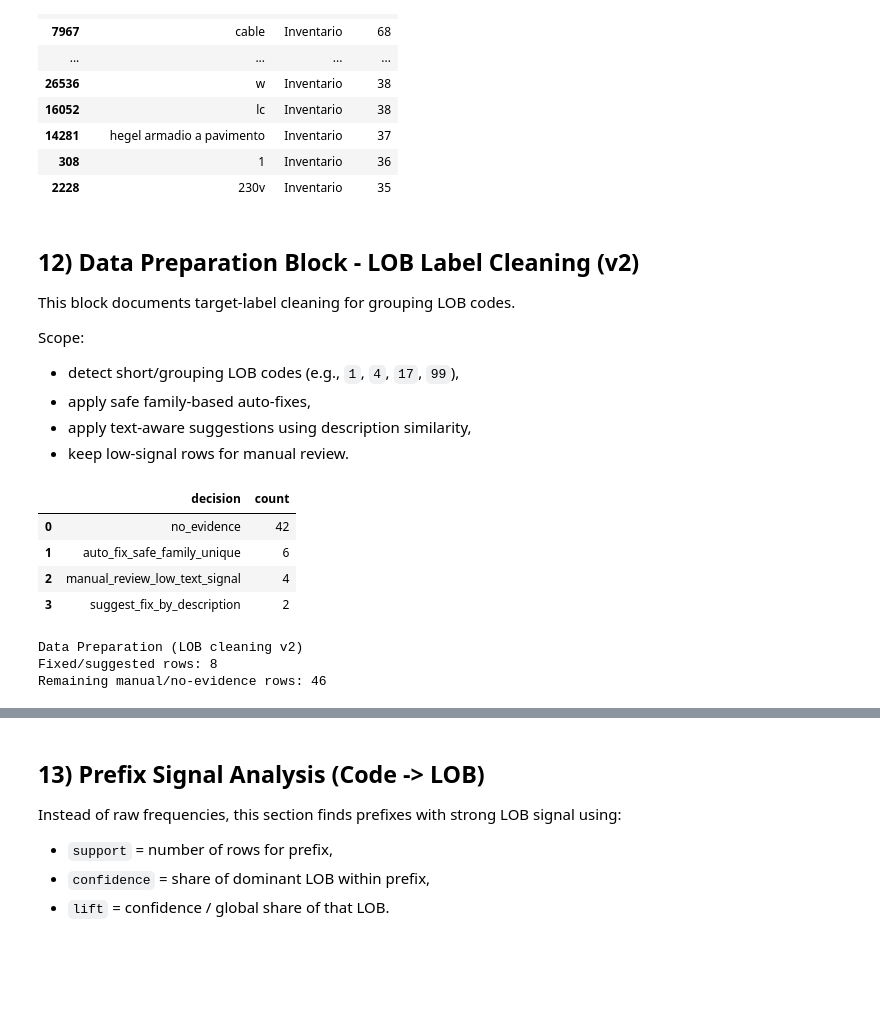
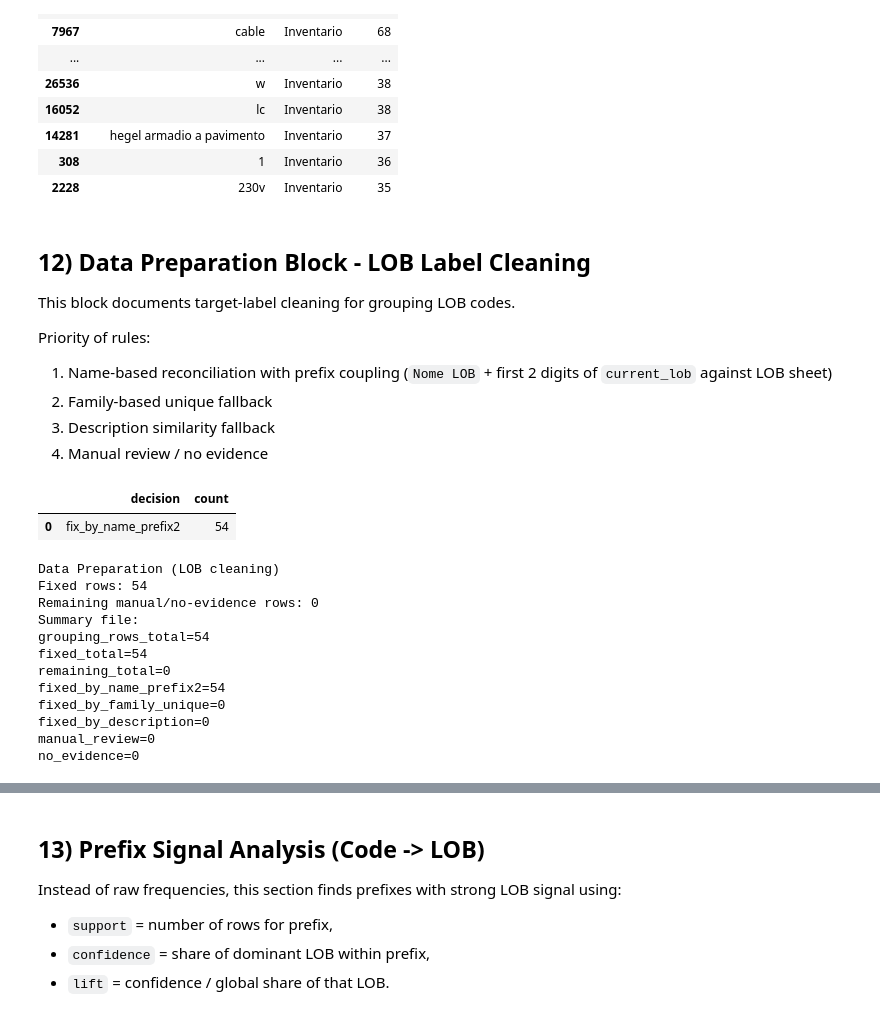
Before and after one commit to unibo-dtm-2526-VEMSistemi/vem-product, a Jupyter notebook: Classification pattern/EDA.ipynb, the cells around one changed output, grey strips where cells are left out. Cells and saved outputs as stored; diff of their text form; code cells hidden in the pictures; blank space fills up the shorter version.

```diff
--- a/Classification pattern/EDA.ipynb
+++ b/Classification pattern/EDA.ipynb
@@ -401,45 +401,57 @@ else:
 | 308 | 1 | Inventario | 36 |
 | 2228 | 230v | Inventario | 35 |
 # %% [markdown]
-## 12) Data Preparation Block - LOB Label Cleaning (v2)
+## 12) Data Preparation Block - LOB Label Cleaning
 
 This block documents target-label cleaning for grouping LOB codes.
 
-Scope:
-- detect short/grouping LOB codes (e.g., `1`, `4`, `17`, `99`),
-- apply safe family-based auto-fixes,
-- apply text-aware suggestions using description similarity,
-- keep low-signal rows for manual review.
+Priority of rules:
+1. Name-based reconciliation with prefix coupling (`Nome LOB` + first 2 digits of `current_lob` against LOB sheet)
+2. Family-based unique fallback
+3. Description similarity fallback
+4. Manual review / no evidence
 # %%
 DATA_QUALITY_DIR = NOTEBOOK_DIR / 'data_quality'
 
-summary_path = DATA_QUALITY_DIR / 'grouping_lob_text_aware_summary.csv'
-changed_path = DATA_QUALITY_DIR / 'grouping_lob_changed_rows_preview_v2_text_aware.csv'
-auto_path = DATA_QUALITY_DIR / 'grouping_lob_suggested_fixes_text_aware.csv'
-manual_path = DATA_QUALITY_DIR / 'grouping_lob_manual_review_text_aware.csv'
-cleaned_path = DATA_QUALITY_DIR / 'associazioni_with_lob_cleaned_v2_text_aware.csv'
+candidates_path = DATA_QUALITY_DIR / 'grouping_lob_candidates.csv'
+changed_path = DATA_QUALITY_DIR / 'grouping_lob_changed_rows_preview.csv'
+auto_path = DATA_QUALITY_DIR / 'grouping_lob_autofix_safe.csv'
+manual_path = DATA_QUALITY_DIR / 'grouping_lob_manual_review.csv'
+cleaned_path = DATA_QUALITY_DIR / 'associazioni_with_lob_cleaned.csv'
+summary_txt_path = DATA_QUALITY_DIR / 'grouping_lob_summary.txt'
 
-required_paths = [summary_path, changed_path, auto_path, manual_path, cleaned_path]
+required_paths = [candidates_path, changed_path, auto_path, manual_path, cleaned_path, summary_txt_path]
 missing = [str(x) for x in required_paths if not x.exists()]
 if missing:
-    raise FileNotFoundError('Missing data_quality files:\n' + '\n'.join(missing))
+    raise FileNotFoundError('Missing data_quality files: ' + ', '.join(missing))
 
-summary_df = pd.read_csv(summary_path)
-display(summary_df)
+cand_df = pd.read_csv(candidates_path)
+display(cand_df['decision'].value_counts(dropna=False).rename_axis('decision').reset_index(name='count'))
 
-fixed_count = int(summary_df.loc[summary_df['decision'].isin(['auto_fix_safe_family_unique', 'suggest_fix_by_description']), 'count'].sum())
-remaining_count = int(summary_df.loc[summary_df['decision'].isin(['no_evidence', 'manual_review_low_text_signal']), 'count'].sum())
+fixed_decisions = ['fix_by_name_prefix2', 'fix_by_family_unique', 'fix_by_description']
+remaining_decisions = ['manual_review', 'no_evidence']
 
-print('Data Preparation (LOB cleaning v2)')
-print('Fixed/suggested rows:', fixed_count)
+fixed_count = int(cand_df[cand_df['decision'].isin(fixed_decisions)].shape[0])
+remaining_count = int(cand_df[cand_df['decision'].isin(remaining_decisions)].shape[0])
+
+print('Data Preparation (LOB cleaning)')
+print('Fixed rows:', fixed_count)
 print('Remaining manual/no-evidence rows:', remaining_count)
+print('Summary file:')
+print(summary_txt_path.read_text(encoding='utf-8'))
 # %% [output]
 |  | decision | count |
-| 0 | no_evidence | 42 |
-| 1 | auto_fix_safe_family_unique | 6 |
-| 2 | manual_review_low_text_signal | 4 |
-| 3 | suggest_fix_by_description | 2 |
+| 0 | fix_by_name_prefix2 | 54 |
-Data Preparation (LOB cleaning v2)
-Fixed/suggested rows: 8
-Remaining manual/no-evidence rows: 46
+Data Preparation (LOB cleaning)
+Fixed rows: 54
+Remaining manual/no-evidence rows: 0
+Summary file:
+grouping_rows_total=54
+fixed_total=54
+remaining_total=0
+fixed_by_name_prefix2=54
+fixed_by_family_unique=0
+fixed_by_description=0
+manual_review=0
+no_evidence=0
 # %%
```
Also changed, not shown: parts of 1 cell of this notebook, 12 other files.
